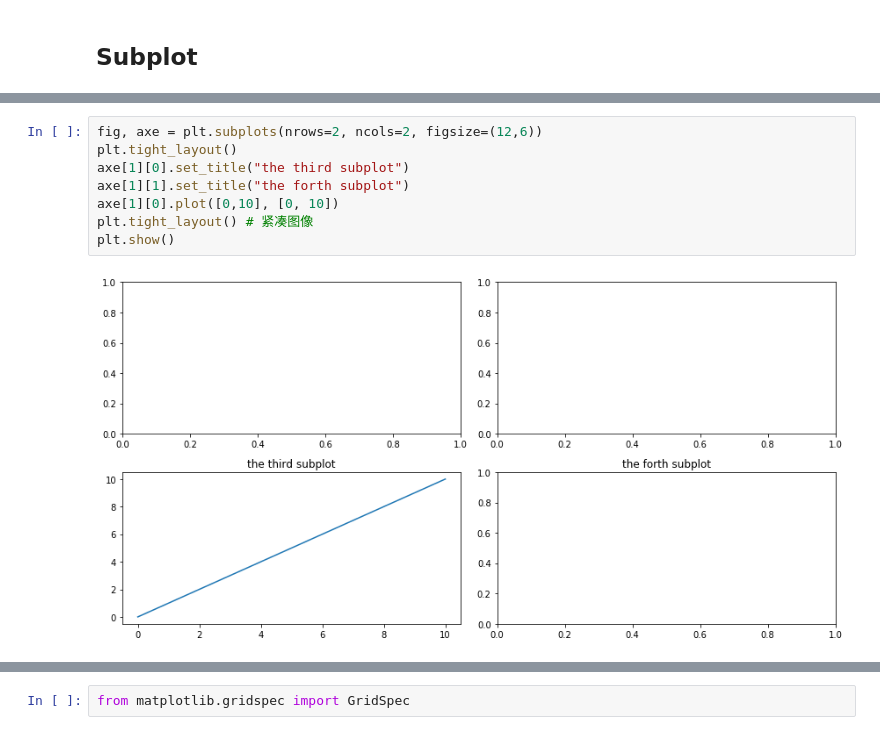
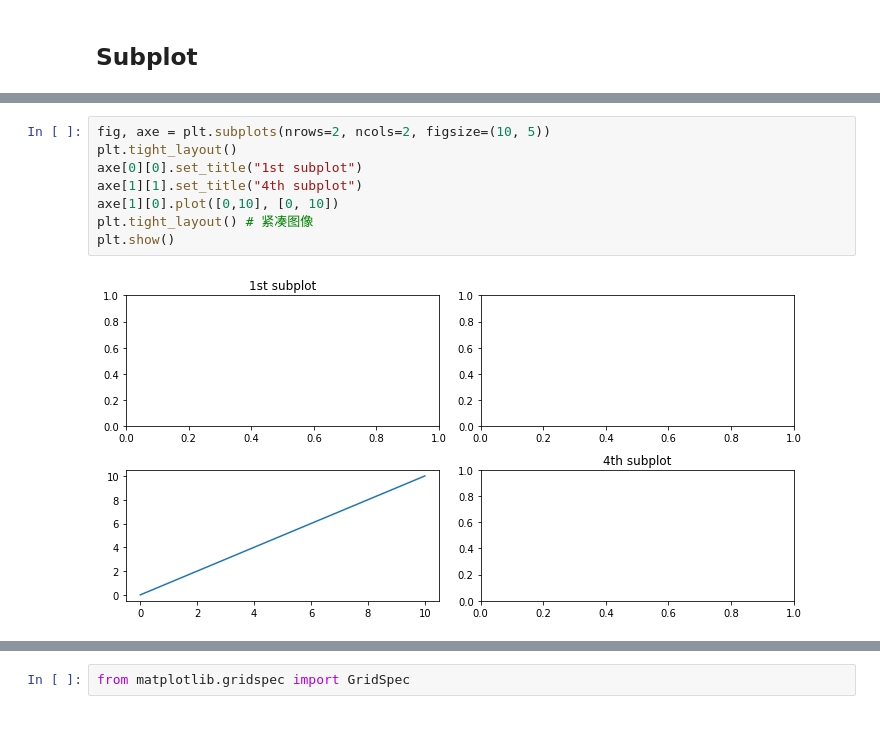
Before and after one commit to turingplanet/matplotlib-intro-tutorial, a Jupyter notebook: notebooks/5-multiple-plots.ipynb, the cells around one changed output, grey strips where cells are left out. Saved outputs shown, nothing was run; the diff lists cells and outputs as text.

```diff
--- a/notebooks/5-multiple-plots.ipynb
+++ b/notebooks/5-multiple-plots.ipynb
@@ -38,10 +39,10 @@ plt.show()
 # %%
-fig, axe = plt.subplots(nrows=2, ncols=2, figsize=(12,6))
+fig, axe = plt.subplots(nrows=2, ncols=2, figsize=(10, 5))
 plt.tight_layout()
-axe[1][0].set_title("the third subplot")
-axe[1][1].set_title("the forth subplot")
+axe[0][0].set_title("1st subplot")
+axe[1][1].set_title("4th subplot")
 axe[1][0].plot([0,10], [0, 10])
 plt.tight_layout() # 紧凑图像
 plt.show()
 # %% [output]
-[figure, old version]
+[figure, new version]
```
Also changed, not shown: parts of 16 cells of this notebook, 1 other file.
